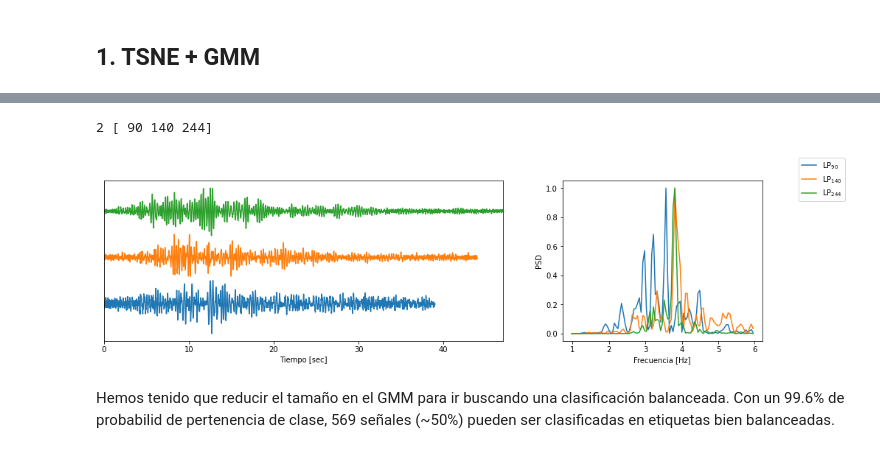
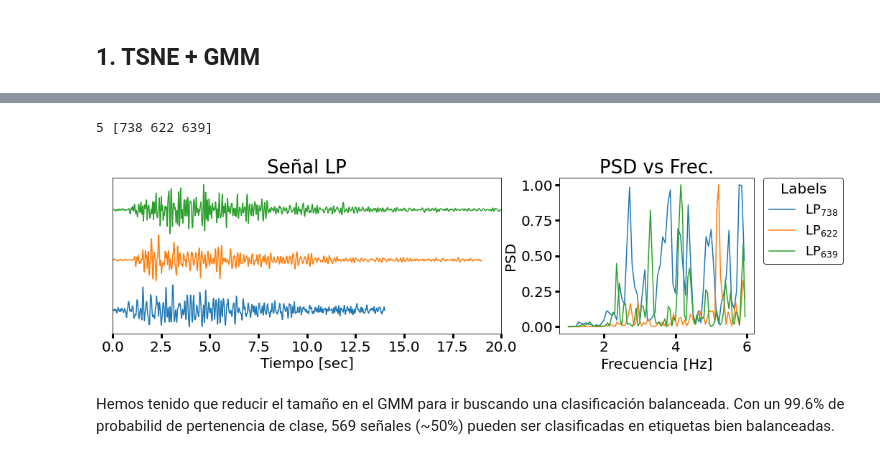
Before and after one commit to ifmelchor/volcano_ML-UNSAM, a Jupyter notebook: modelos/2_Mixtura.ipynb, the cells around one changed output, grey strips where cells are left out. Cells and saved outputs as stored; diff of their text form; code cells hidden in the pictures.

```diff
--- a/modelos/2_Mixtura.ipynb
+++ b/modelos/2_Mixtura.ipynb
@@ -72,8 +77,11 @@ Label, nro_LPs
 # %%
-plot_some_LP(y_best, 2, rand_int=3, y_index=y)
+plot_some_LP(y_best, 5, rand_int=3, y_index=y)
+plt.savefig('TSNE-GMM_LP1.png', bbox_inches = 'tight')
+plt.show()
+plt.close()
 # %% [output]
-2 [ 90 140 244]
+5 [738 622 639]
-[figure, old version]
+[figure, new version]
 # %% [markdown]
 Hemos tenido que reducir el tamaño en el GMM para ir buscando una clasificación balanceada.
 Con un 99.6% de probabilid de pertenencia de clase, 569 señales (~50%) pueden ser clasificadas en etiquetas bien balanceadas.
```
Also changed, not shown: parts of 15 cells of this notebook, 15 other files.
